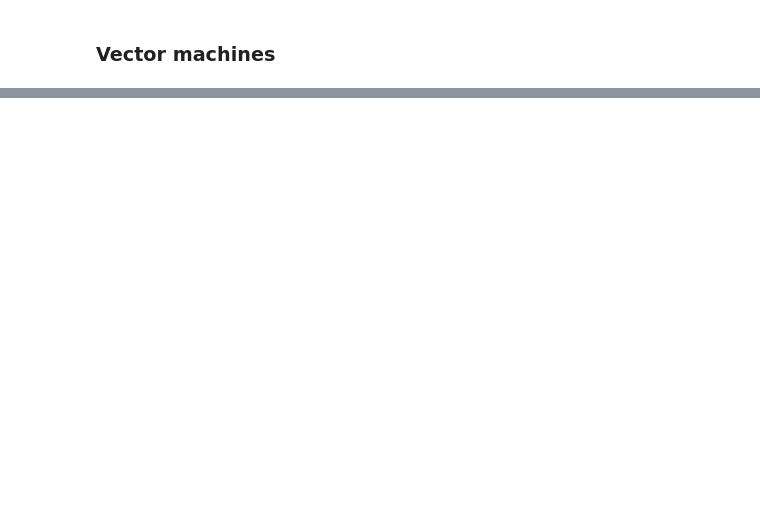
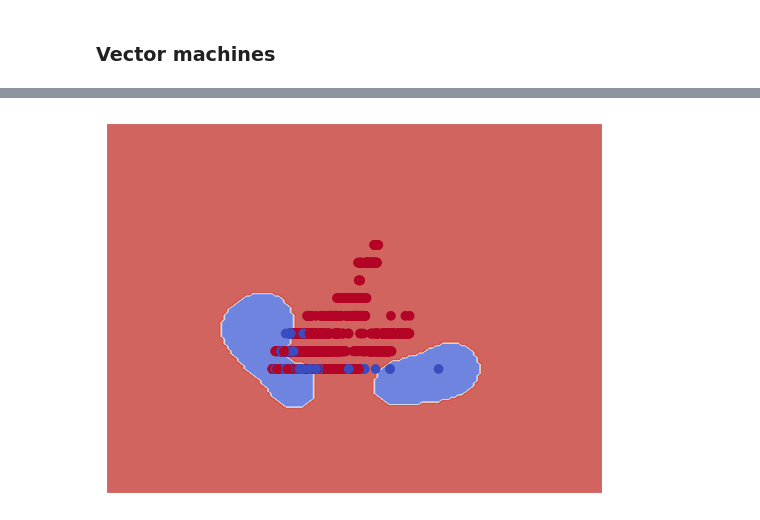
Before and after one commit to Dabi1290/S.I.D, a Jupyter notebook: Training.ipynb, the cells around one changed output, grey strips where cells are left out. Cells and saved outputs as stored; diff of their text form; code cells hidden in the pictures; blank space fills up the shorter version.

Commit message:
naive bayes e SVM addestrati e validati

```diff
--- a/Training.ipynb
+++ b/Training.ipynb
@@ -311,4 +351,0 @@ precision_score(y_test,y_pred)
-# %%
-from sklearn.naive_bayes import ComplementNB
-clf = ComplementNB()
-clf.fit(x_train,y_train)
@@ -329,2 +352,17 @@ precision_score(y_test,y_pred)
 # %% [markdown]
 ### Vector machines
+# %%
+
+from sklearn.svm import SVC, LinearSVC
+
+# Inizializza i modelli
+svc = SVC()
+linear_svc = LinearSVC()
+
+# Addestra i modelli
+svc.fit(X_train_vec.toarray(), y_train)
+linear_svc.fit(X_train_vec.toarray(), y_train)
+
+# Prevedi le etichette per i dati di test
+y_pred_svc = svc.predict(X_test_vec.toarray())
+y_pred_linear_svc = linear_svc.predict(X_test_vec.toarray())
@@ -330,0 +400,34 @@ precision_score(y_test,y_pred)
+# %%
+# Seleziona solo le colonne 'lunghezza' e 'Select_Count'
+X_train_reduced = X_train[['lunghezza', 'Select_Count']]
+X_test_reduced = X_test[['lunghezza', 'Select_Count']]
+import matplotlib.pyplot as plt
+import numpy as np
+from sklearn.svm import SVC
+
+# Addestra il modello SVC sui dati ridotti
+svc = SVC()
+svc.fit(X_train_reduced, y_train)
+
+# Crea una griglia di punti
+x_min, x_max = X_train_reduced['lunghezza'].min() - 1, X_train_reduced['lunghezza'].max() + 1
+y_min, y_max = X_train_reduced['Select_Count'].min() - 1, X_train_reduced['Select_Count'].max() + 1
+xx, yy = np.meshgrid(np.arange(x_min, x_max, 0.02),
+                     np.arange(y_min, y_max, 0.02))
+
+# Utilizza il modello per fare previsioni su tutta la griglia
+Z = svc.predict(np.c_[xx.ravel(), yy.ravel()])
+Z = Z.reshape(xx.shape)
+
+# Disegna la mappa di decisione
+plt.contourf(xx, yy, Z, cmap=plt.cm.coolwarm, alpha=0.8)
+
+# Disegna anche i punti di addestramento
+plt.scatter(X_train_reduced['lunghezza'], X_train_reduced['Select_Count'], c=y_train, cmap=plt.cm.coolwarm)
+plt.xlim(xx.min(), xx.max())
+plt.ylim(yy.min(), yy.max())
+plt.xticks(())
+plt.yticks(())
+plt.show()
+# %% [output]
+[figure, added]
```
Also changed, not shown: parts of 18 cells of this notebook.
